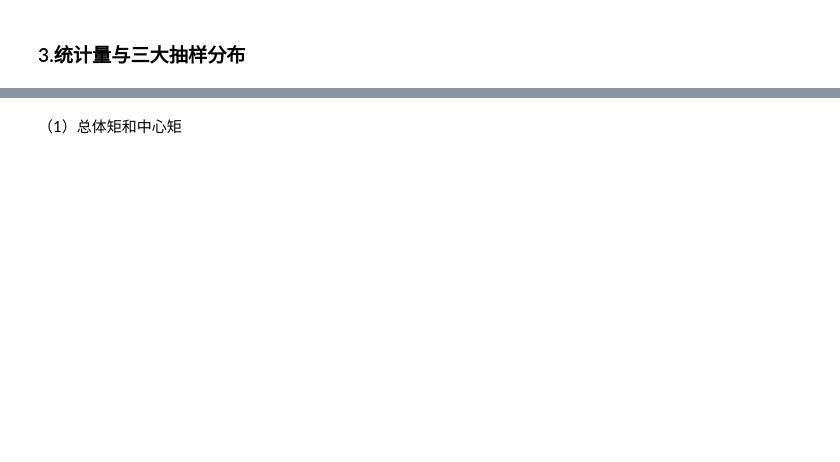
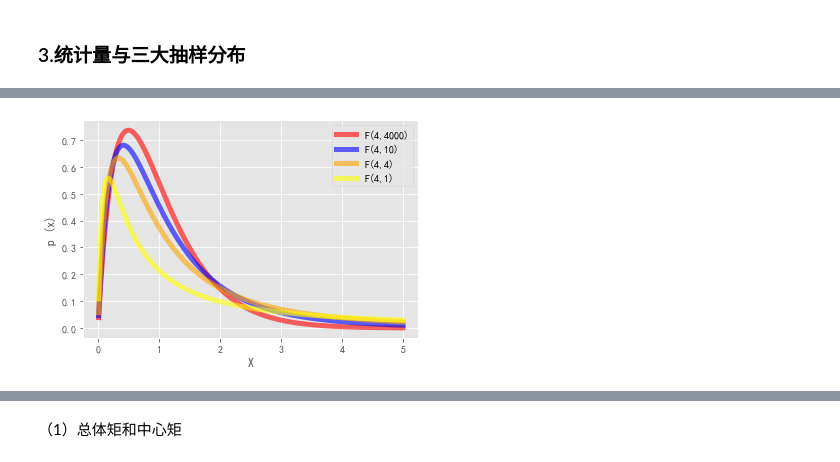
Before and after one commit to Git-Model/__init_Modeling__, a Jupyter notebook: 概率论与数理统计/TASK4_数理统计.ipynb, the cells around one changed output, grey strips where cells are left out. Cells and saved outputs as stored; diff of their text form; code cells hidden in the pictures; blank space fills up the shorter version.

```diff
--- a/概率论与数理统计/TASK4_数理统计.ipynb
+++ b/概率论与数理统计/TASK4_数理统计.ipynb
@@ -730,0 +640,15 @@ plt.show()
+# %%
+# 使用scipy与matplotlib绘制不同的m，n下的F分布的密度函数
+from scipy.stats import f
+x = np.linspace(0.01, 5, 10000)
+plt.plot(x, f.pdf(x, 4, 4000), 'r-', lw=5,
+         alpha=0.6, label='F(4,4000)', c='red')
+plt.plot(x, f.pdf(x, 4, 10), 'r-', lw=5, alpha=0.6, label='F(4,10)', c='blue')
+plt.plot(x, f.pdf(x, 4, 4), 'r-', lw=5, alpha=0.6, label='F(4,4)', c='orange')
+plt.plot(x, f.pdf(x, 4, 1), 'r-', lw=5, alpha=0.6, label='F(4,1)', c='yellow')
+plt.xlabel("X")
+plt.ylabel("p (x)")
+plt.legend()
+plt.show()
+# %% [output]
+[figure, added]
```
Also changed, not shown: parts of 283 cells of this notebook, 1 other file.
